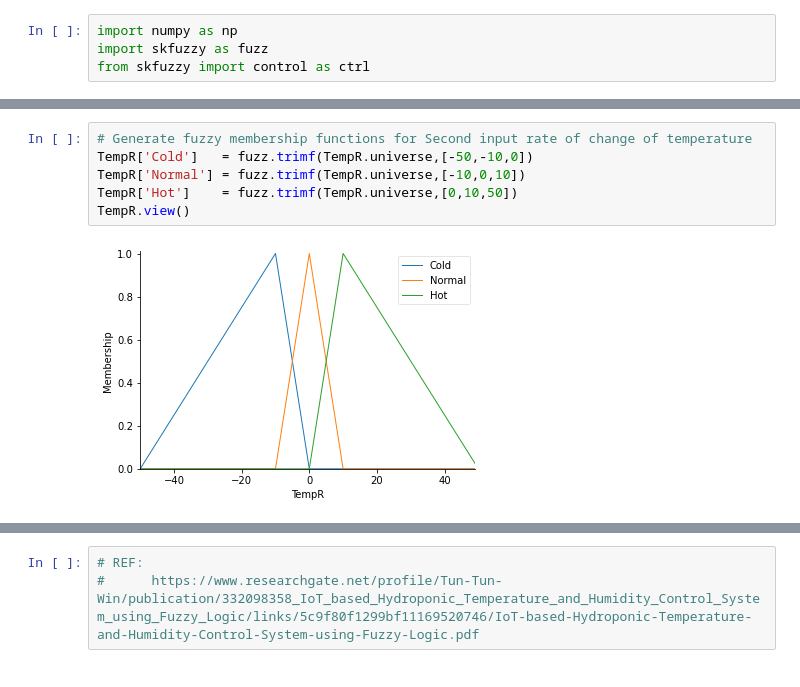
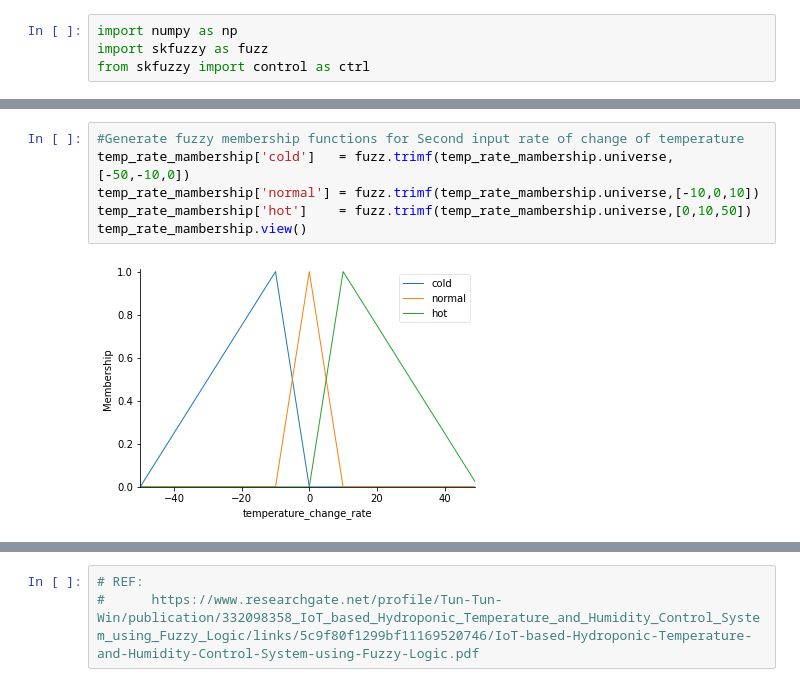
Before and after one commit to SGH-Project-2022/Fuzzy-Logic, a Jupyter notebook: TempFuzzyLogic.ipynb, the cells around one changed output, grey strips where cells are left out. Cells and saved outputs as stored; diff of their text form.

```diff
--- a/TempFuzzyLogic.ipynb
+++ b/TempFuzzyLogic.ipynb
@@ -19,10 +19,10 @@ Temp.view()
-# %%
-# Generate fuzzy membership functions for Second input rate of change of temperature
-TempR['Cold']   = fuzz.trimf(TempR.universe,[-50,-10,0])
-TempR['Normal'] = fuzz.trimf(TempR.universe,[-10,0,10])
-TempR['Hot']    = fuzz.trimf(TempR.universe,[0,10,50])
-TempR.view()
-# %% [output]
-[figure, removed]
+# %%
+#Generate fuzzy membership functions for Second input rate of change of temperature
+temp_rate_mambership['cold']   = fuzz.trimf(temp_rate_mambership.universe,[-50,-10,0])
+temp_rate_mambership['normal'] = fuzz.trimf(temp_rate_mambership.universe,[-10,0,10])
+temp_rate_mambership['hot']    = fuzz.trimf(temp_rate_mambership.universe,[0,10,50])
+temp_rate_mambership.view()
+# %% [output]
+[figure, added]
 # %%
 # Generate fuzzy membership functions for output speed
```
Also changed, not shown: parts of 9 cells of this notebook.
